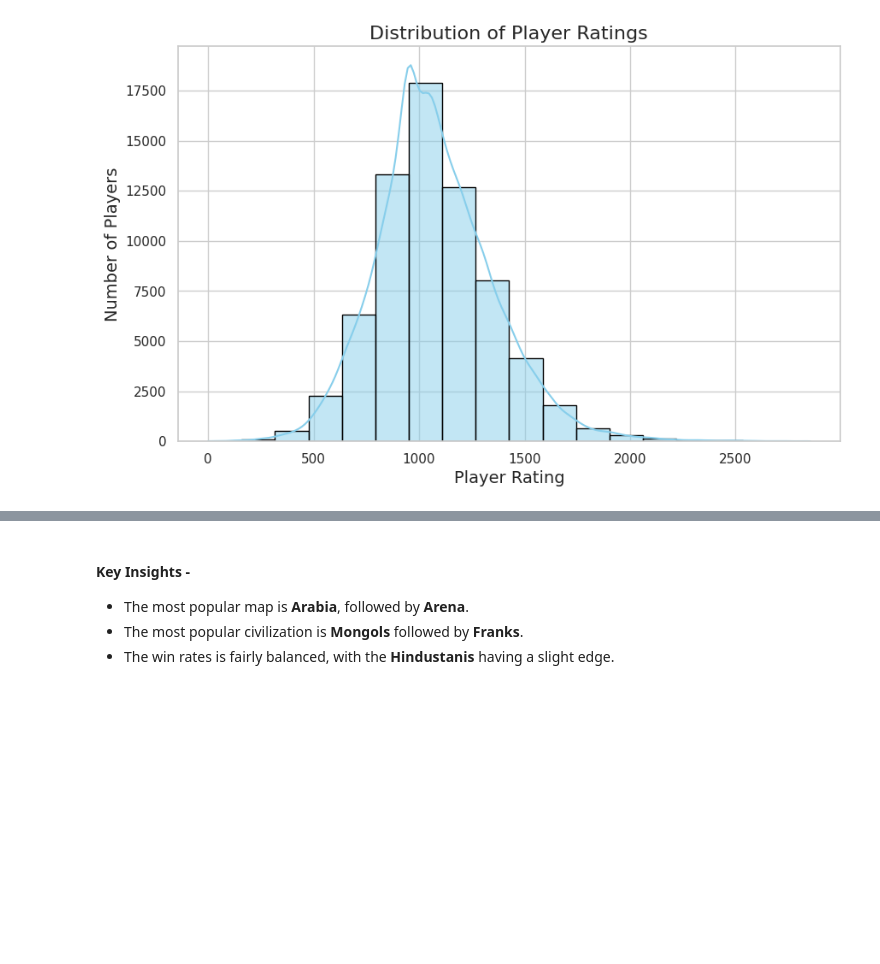
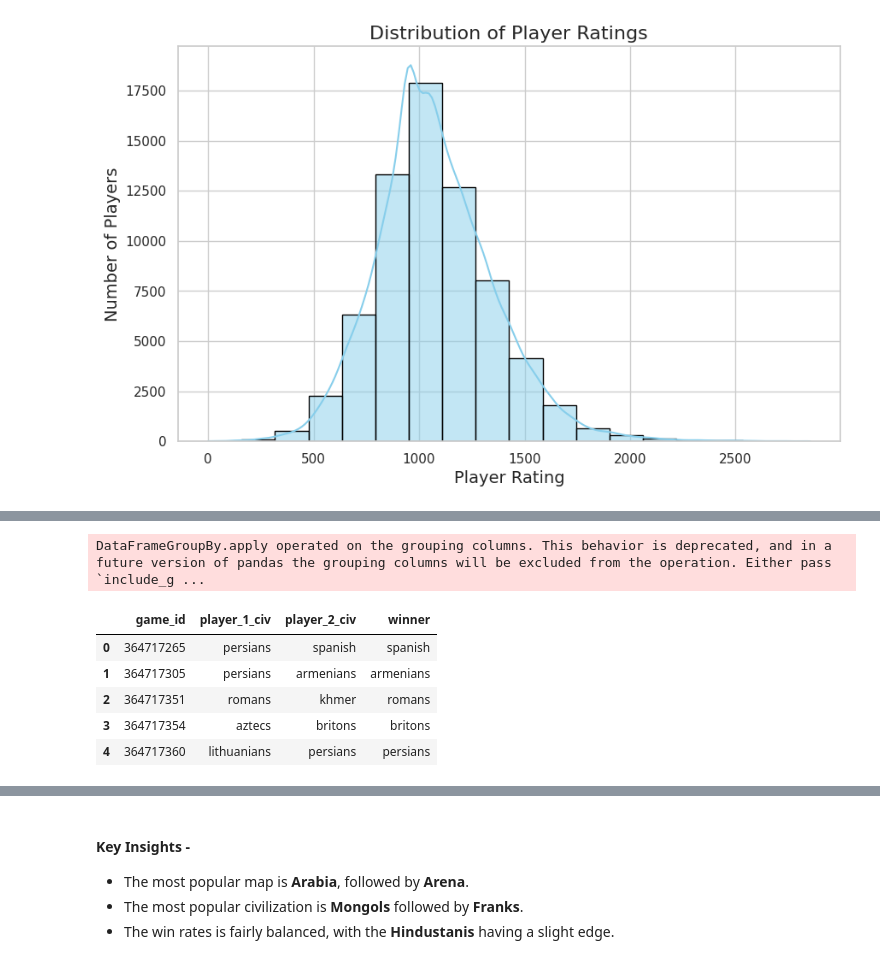
Before and after one commit to moraish/AOE_data_analysis, a Jupyter notebook: AOE_2_ANALYSIS_V1.ipynb, the cells around one changed output, grey strips where cells are left out. Drawn from its saved outputs; the diff is of its cells as text; code cells hidden in the pictures; blank space fills up the shorter version.

```diff
--- a/AOE_2_ANALYSIS_V1.ipynb
+++ b/AOE_2_ANALYSIS_V1.ipynb
@@ -210,0 +217,21 @@ plt.show()
+# %%
+one_vs_one = merged_data[merged_data['num_players'] == 2]
+
+matchups = one_vs_one.groupby('game_id').apply(
+    lambda x: pd.Series({
+        'player_1_civ': x.iloc[0]['civ'],
+        'player_2_civ': x.iloc[1]['civ'],
+        'winner': x.iloc[0]['civ'] if x.iloc[0]['winner'] == 1 else x.iloc[1]['civ']
+    })
+).reset_index()
+# %% [output]
+DataFrameGroupBy.apply operated on the grouping columns. This behavior is deprecated, and in a future version of pandas the grouping columns will be excluded from the operation. Either pass `include_g ...
+# %%
+matchups.head()
+# %% [output]
+|  | game_id | player_1_civ | player_2_civ | winner |
+| 0 | 364717265 | persians | spanish | spanish |
+| 1 | 364717305 | persians | armenians | armenians |
+| 2 | 364717351 | romans | khmer | romans |
+| 3 | 364717354 | aztecs | britons | britons |
+| 4 | 364717360 | lithuanians | persians | persians |
```
Also changed, not shown: parts of 16 cells of this notebook.
